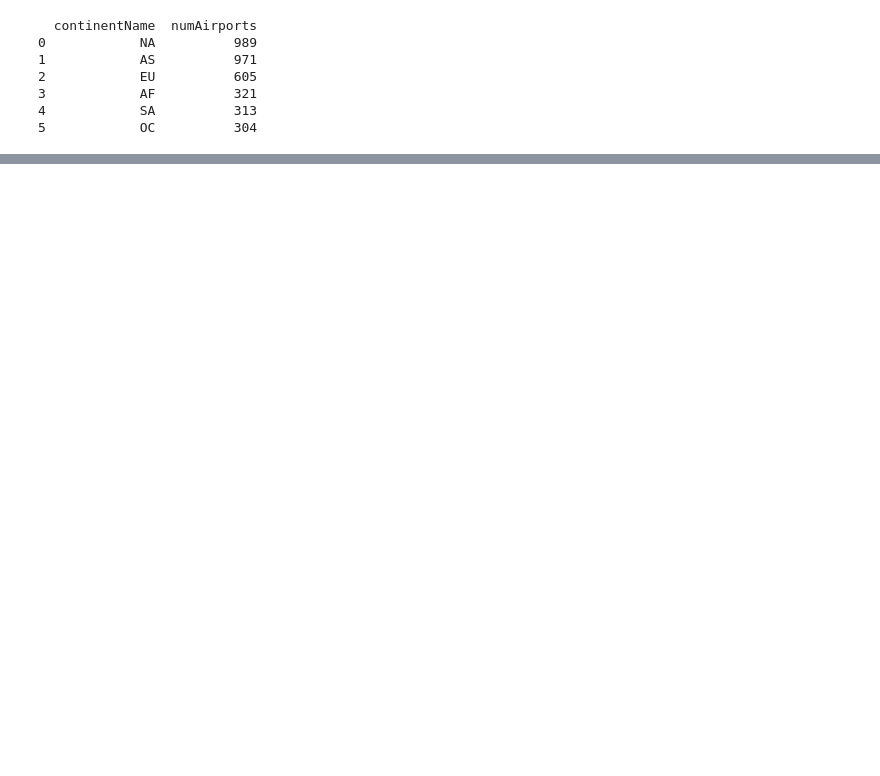
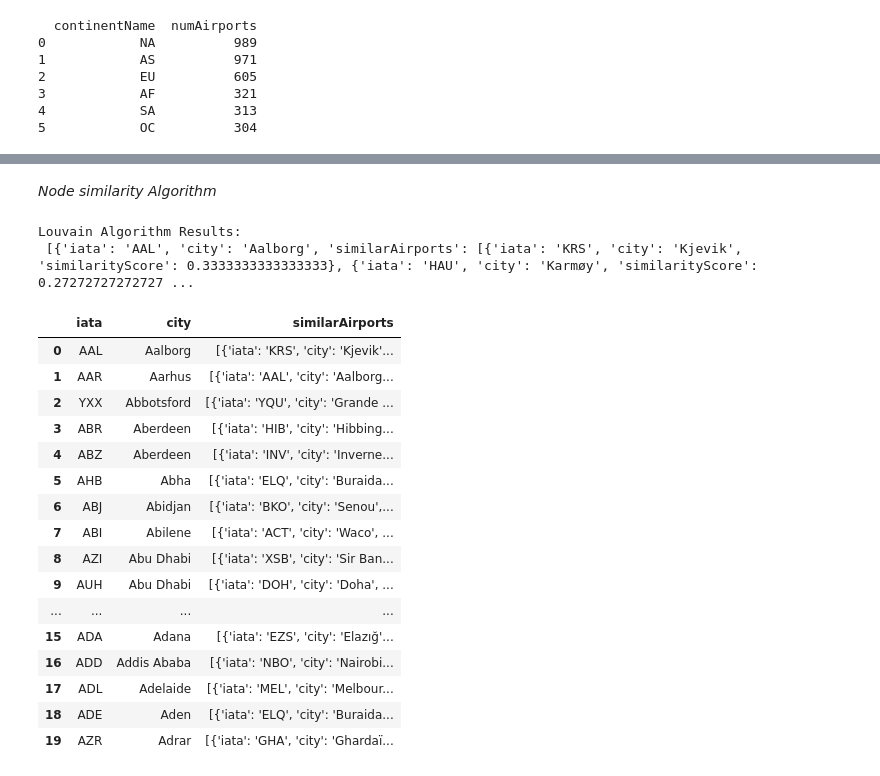
Before and after one commit to neo4j-labs/llm-graph-builder, a Jupyter notebook: experiments/Cypher_Queries.ipynb, the cells around one changed output, grey strips where cells are left out. Drawn from its saved outputs; the diff is of its cells as text; code cells hidden in the pictures; blank space fills up the shorter version.

```diff
--- a/experiments/Cypher_Queries.ipynb
+++ b/experiments/Cypher_Queries.ipynb
@@ -181,0 +562,56 @@ print(airports_df)
+# %% [markdown]
+*Node similarity Algorithm*
+# %%
+# Define the Cypher query to Extract Node similarity Algorithm Results
+def execute_query(driver, query):
+    with driver.session() as session:
+        result = session.run(query)
+        return [record.data() for record in result]
+
+query = """
+CALL gds.nodeSimilarity.stream('routes')
+YIELD node1, node2, similarity
+WITH gds.util.asNode(node1) AS n1, gds.util.asNode(node2) AS n2, similarity
+RETURN
+    n1.iata AS iata,
+    n1.city AS city,
+    COLLECT({iata:n2.iata, city:n2.city, similarityScore: similarity}) AS similarAirports
+ORDER BY city LIMIT 20
+"""
+
+try:
+    results = execute_query(driver, query)
+    print("Node similarity Algorithm:\n", results)
+except Exception as e:
+    print(f"Error running Node similarity Algorithm: {e}")
+
+# Convert the results to a DataFrame
+df = pd.DataFrame(results)
+
+pd.set_option('display.max_columns', None)
+pd.set_option('display.width', 1000)
+pd.set_option('display.max_rows', None)
+pd.set_option('display.max_colwidth', None)
+
+# Display the DataFrame
+df
+# %% [output]
+Louvain Algorithm Results:
+ [{'iata': 'AAL', 'city': 'Aalborg', 'similarAirports': [{'iata': 'KRS', 'city': 'Kjevik', 'similarityScore': 0.3333333333333333}, {'iata': 'HAU', 'city': 'Karmøy', 'similarityScore': 0.27272727272727 ...
+|  | iata | city | similarAirports |
+| 0 | AAL | Aalborg | [{'iata': 'KRS', 'city': 'Kjevik'... |
+| 1 | AAR | Aarhus | [{'iata': 'AAL', 'city': 'Aalborg... |
+| 2 | YXX | Abbotsford | [{'iata': 'YQU', 'city': 'Grande ... |
+| 3 | ABR | Aberdeen | [{'iata': 'HIB', 'city': 'Hibbing... |
+| 4 | ABZ | Aberdeen | [{'iata': 'INV', 'city': 'Inverne... |
+| 5 | AHB | Abha | [{'iata': 'ELQ', 'city': 'Buraida... |
+| 6 | ABJ | Abidjan | [{'iata': 'BKO', 'city': 'Senou',... |
+| 7 | ABI | Abilene | [{'iata': 'ACT', 'city': 'Waco', ... |
+| 8 | AZI | Abu Dhabi | [{'iata': 'XSB', 'city': 'Sir Ban... |
+| 9 | AUH | Abu Dhabi | [{'iata': 'DOH', 'city': 'Doha', ... |
+| ... | ... | ... | ... |
+| 15 | ADA | Adana | [{'iata': 'EZS', 'city': 'Elazığ'... |
+| 16 | ADD | Addis Ababa | [{'iata': 'NBO', 'city': 'Nairobi... |
+| 17 | ADL | Adelaide | [{'iata': 'MEL', 'city': 'Melbour... |
+| 18 | ADE | Aden | [{'iata': 'ELQ', 'city': 'Buraida... |
+| 19 | AZR | Adrar | [{'iata': 'GHA', 'city': 'Ghardaï... |
```
Also changed, not shown: parts of 36 cells of this notebook.
